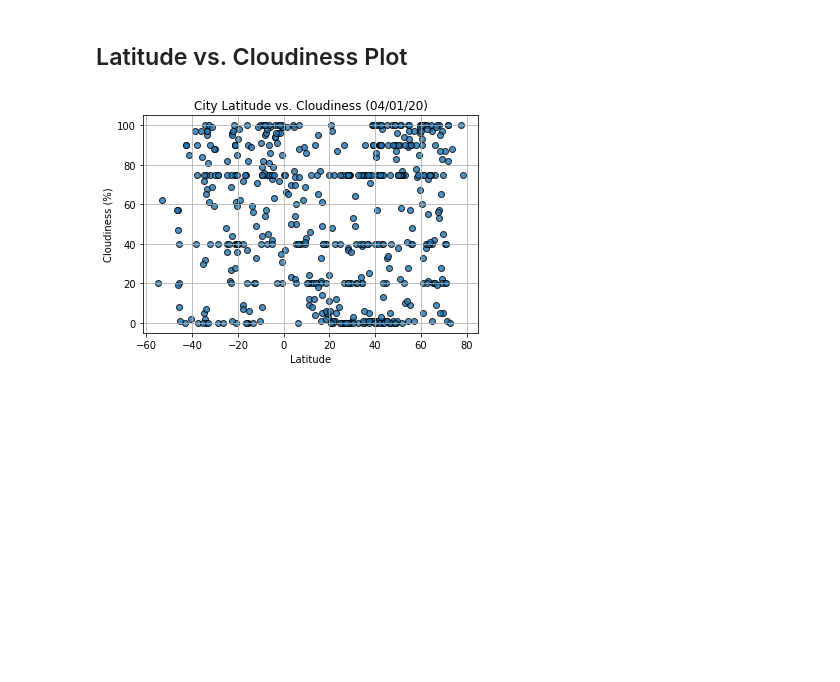
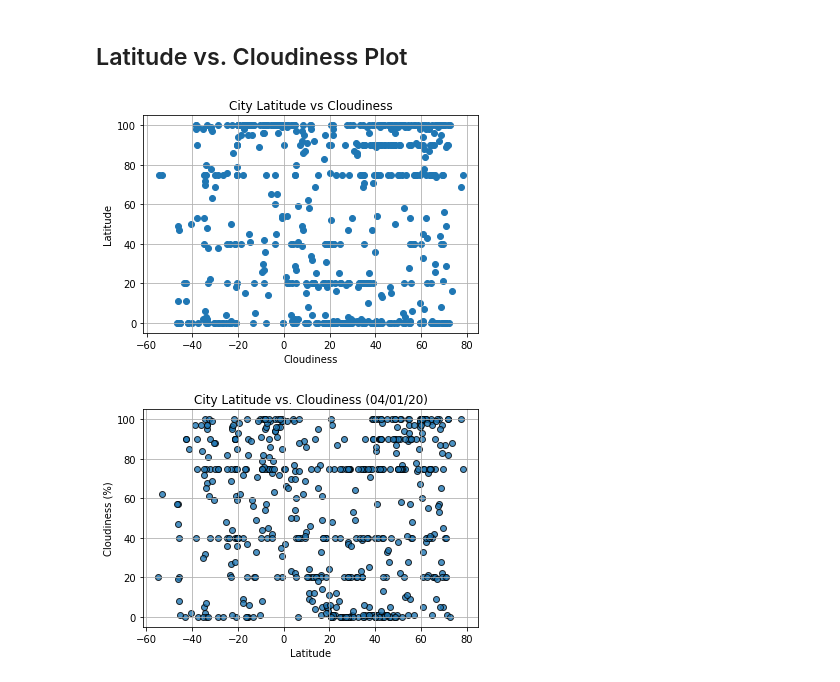
Before and after one commit to madelinesachtler/python-api-challenge, a Jupyter notebook: WeatherPy.ipynb, the cells around one changed output. Drawn from its saved outputs; the diff is of its cells as text; code cells hidden in the pictures; blank space fills up the shorter version.

```diff
--- a/WeatherPy.ipynb
+++ b/WeatherPy.ipynb
@@ -225,6 +202,22 @@ Int64Index([], dtype='int64')
 [figure]
 # %% [markdown]
 ## Latitude vs. Cloudiness Plot
+# %%
+plt.scatter(weather_cities["Latitude"], weather_cities["Cloudiness"], marker="o")
+
+# Incorporate the other graph properties
+plt.title("City Latitude vs Cloudiness")
+plt.ylabel("Latitude")
+plt.xlabel("Cloudiness")
+plt.grid(True)
+
+# Save the figure
+plt.savefig("LatitudeVCloudiness.png")
+
+# Show plot
+plt.show()
+# %% [output]
+[figure, added]
 # %%
 # %% [output]
 [figure]
```
Also changed, not shown: parts of 11 cells of this notebook, 7 other files.
